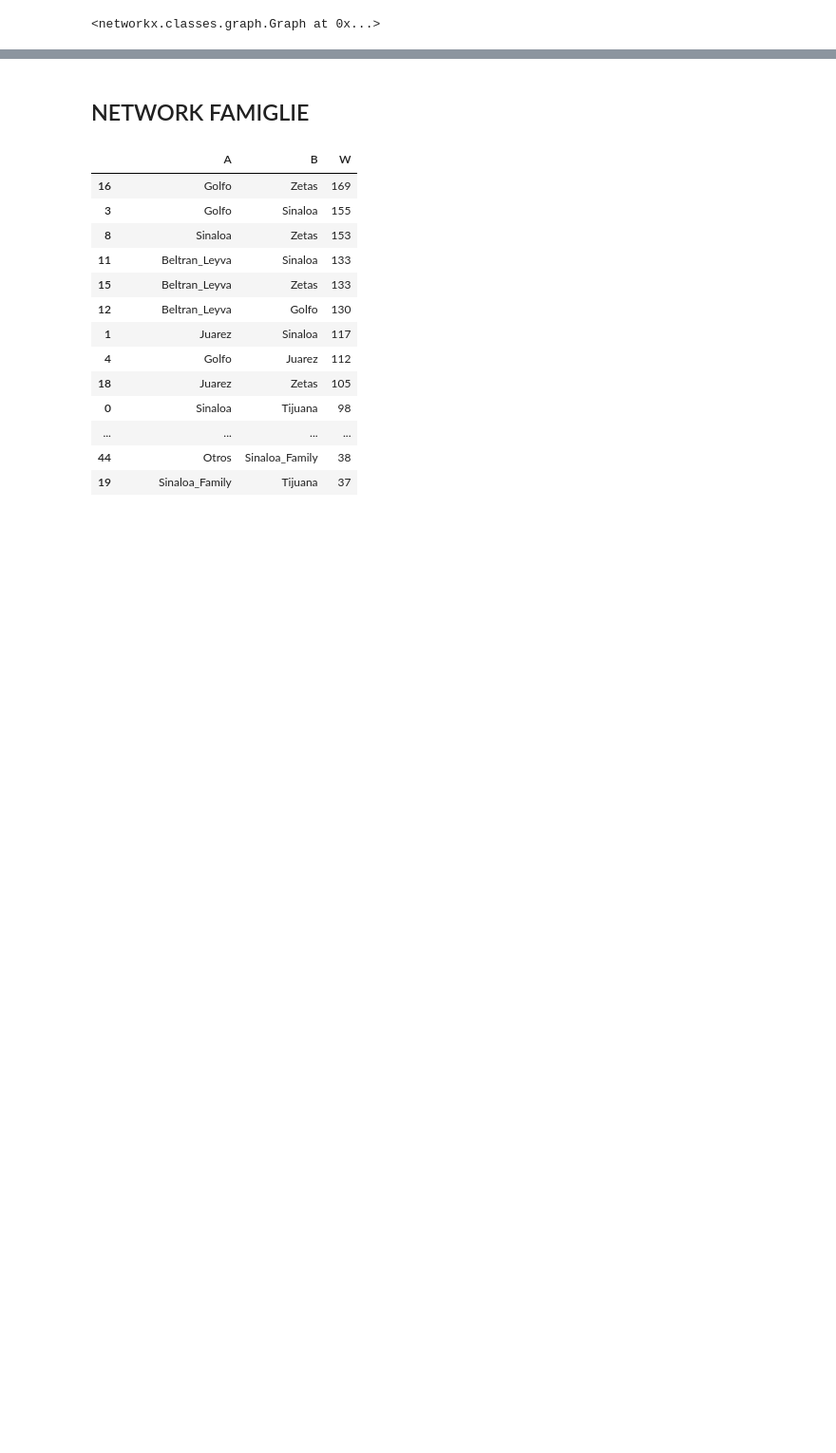
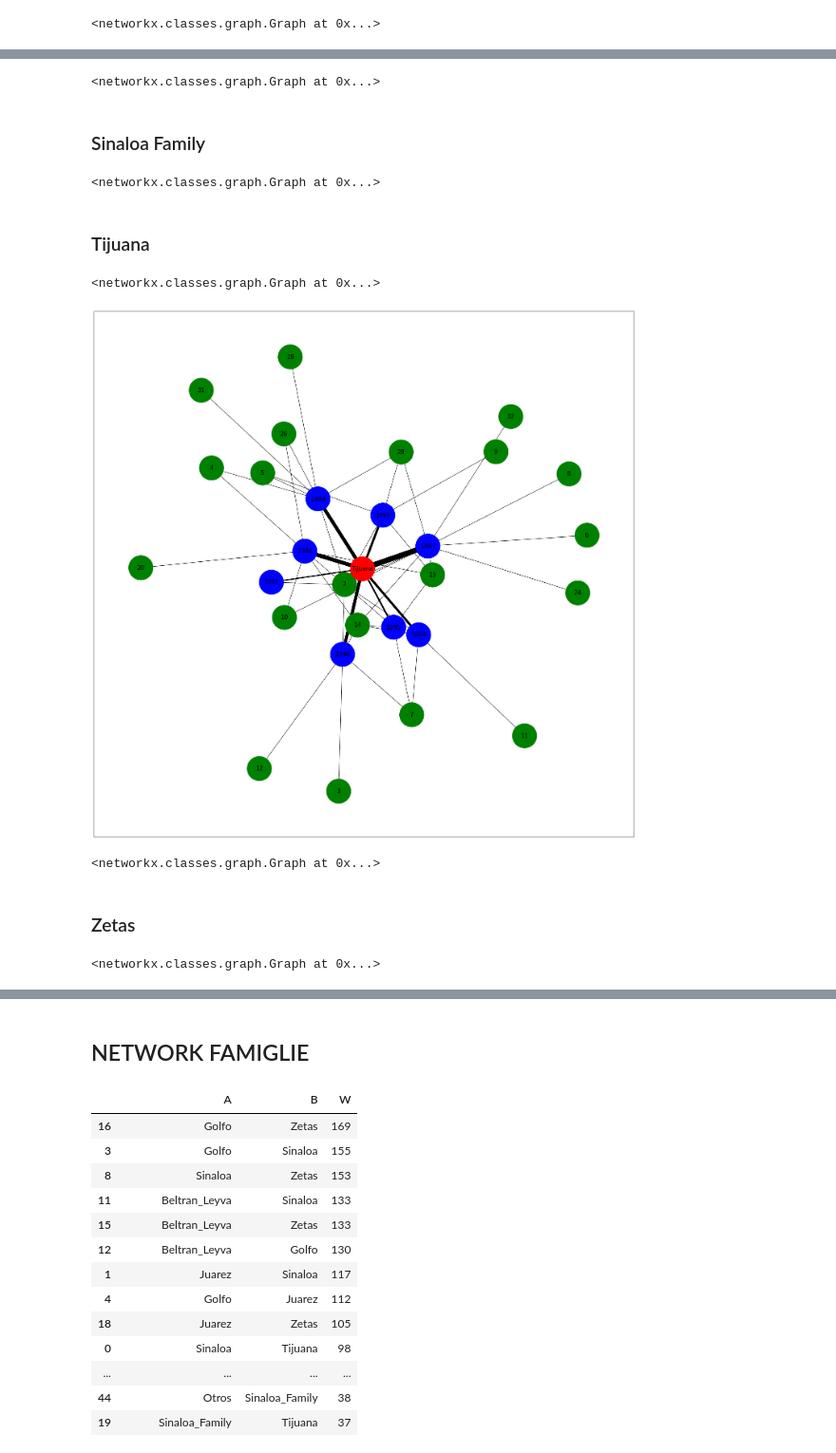
Before and after one commit to emacarta/Mexico-Drug-Traffic-Activities, a Jupyter notebook: Mexican_Drug_Cartell_Analysis.ipynb, the cells around one changed output, grey strips where cells are left out. Shown at 95% size. Cells and saved outputs as stored; diff of their text form; code cells hidden in the pictures; blank space fills up the shorter version.

```diff
--- a/Mexican_Drug_Cartell_Analysis.ipynb
+++ b/Mexican_Drug_Cartell_Analysis.ipynb
@@ -762,0 +967,6 @@ nt.show('golfo_0010.html')
+# %%
+net_sinaloa_0010 = nx.Graph()
+sXy_sinaloa_0010 = pd.read_csv('/Users/emanuele/Desktop/SNA/PROGETTO/state_year_Sinaloa_S0010.txt')
+Network_Generator_For_Cartels(net_sinaloa_0010,sXy_sinaloa_0010,df_S0010,'Sinaloa')
+# %% [output]
+<networkx.classes.graph.Graph at 0x...>
@@ -762,0 +986,8 @@ nt.show('golfo_0010.html')
+# %% [markdown]
+### Sinaloa Family
+# %%
+net_sf_0010 = nx.Graph()
+sXy_sf_0010 = pd.read_csv('/Users/emanuele/Desktop/SNA/PROGETTO/state_year_Sinaloa_Family_SF0010.txt')
+Network_Generator_For_Cartels(net_sf_0010,sXy_sf_0010,df_SF0010,'Sinaloa_Family')
+# %% [output]
+<networkx.classes.graph.Graph at 0x...>
@@ -762,0 +1007,8 @@ nt.show('golfo_0010.html')
+# %% [markdown]
+### Tijuana
+# %%
+net_tijuana_9000 = nx.Graph()
+sXy_tijuana_9000 = pd.read_csv('/Users/emanuele/Desktop/SNA/PROGETTO/state_year_Tijuana_T9000.txt')
+Network_Generator_For_Cartels(net_tijuana_9000,sXy_tijuana_9000,df_T9000,'Tijuana')
+# %% [output]
+<networkx.classes.graph.Graph at 0x...>
@@ -762,0 +1019,26 @@ nt.show('golfo_0010.html')
+# %%
+all_weights=[]
+for (node1,node2,data) in net_tijuana_9000.edges(data=True):
+        all_weights.append(data['weight'])
+
+nodes_color=[]
+for (node1,data) in net_tijuana_9000.nodes(data=True):
+        nodes_color.append(data['color'])
+
+
+unique_weights = list(set(all_weights))
+
+pos = nx.spring_layout(net_tijuana_9000,seed=1234)
+
+for weight in unique_weights:
+        weighted_edges = [(node1,node2) for (node1,node2,edge_attr) in net_tijuana_9000.edges(data=True) if edge_attr['weight']==weight]
+        width = weight
+        nx.draw_networkx_edges(net_tijuana_9000,pos,edgelist=weighted_edges,width=width)
+
+nx.draw_networkx_nodes(net_tijuana_9000,pos,node_color=nodes_color, node_size=4000)
+nx.draw_networkx_labels(net_tijuana_9000,pos,font_size=15, font_family="sans-serif")
+plt.rcParams["figure.figsize"] = (25,25)
+
+pass
+# %% [output]
+[figure, added]
@@ -762,0 +1047,6 @@ nt.show('golfo_0010.html')
+# %%
+net_tijuana_0010 = nx.Graph()
+sXy_tijuana_0010 = pd.read_csv('/Users/emanuele/Desktop/SNA/PROGETTO/state_year_Tijuana_T0010.txt')
+Network_Generator_For_Cartels(net_tijuana_0010,sXy_tijuana_0010,df_T0010,'Tijuana')
+# %% [output]
+<networkx.classes.graph.Graph at 0x...>
@@ -762,0 +1066,8 @@ nt.show('golfo_0010.html')
+# %% [markdown]
+### Zetas
+# %%
+net_zetas_9000 = nx.Graph()
+sXy_zetas_9000 = pd.read_csv('/Users/emanuele/Desktop/SNA/PROGETTO/state_year_Zetas_Z9000.txt')
+Network_Generator_For_Cartels(net_zetas_9000,sXy_zetas_9000,df_Z9000,'Zetas')
+# %% [output]
+<networkx.classes.graph.Graph at 0x...>
```
Also changed, not shown: parts of 38 cells of this notebook.
